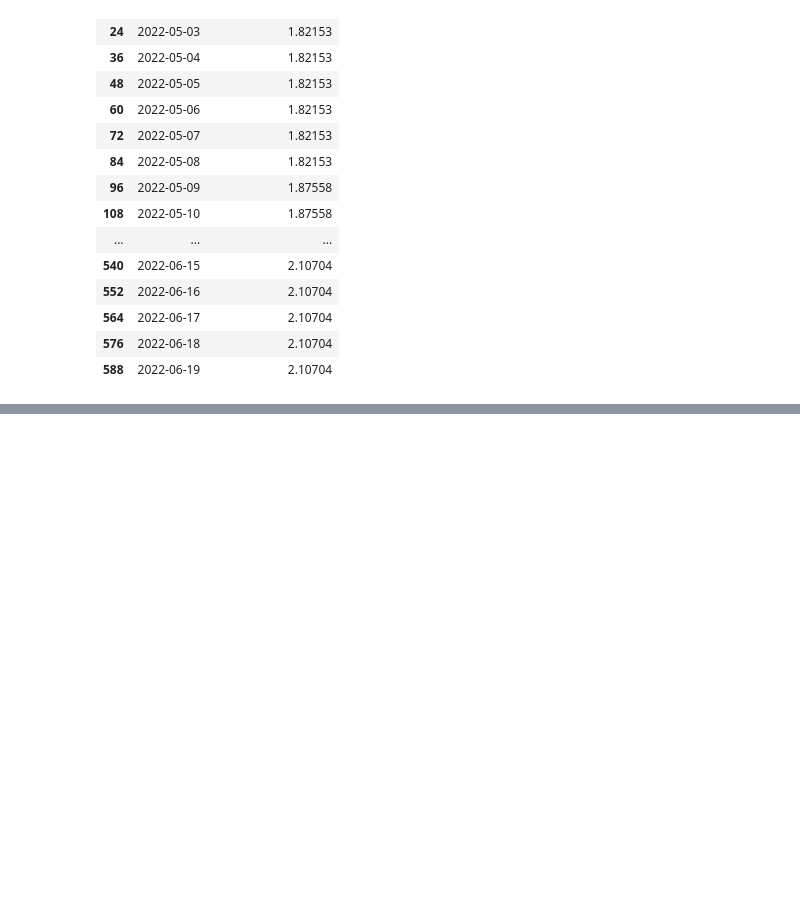
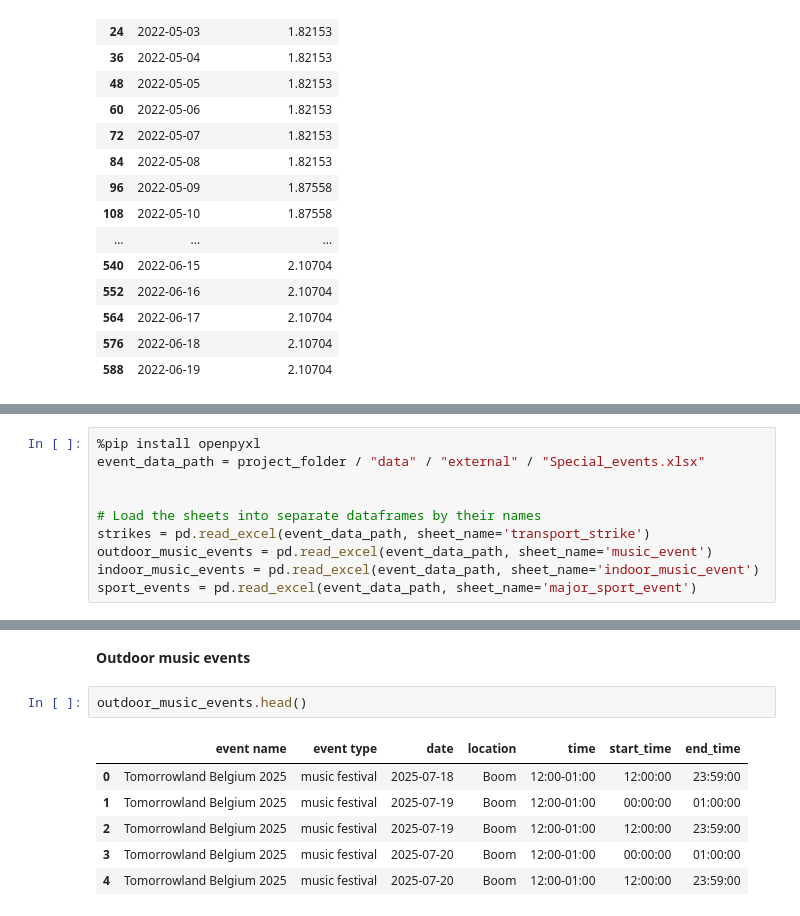
Before and after one commit to annasolodka/mda-cycling-traffic-analysis, a Jupyter notebook: notebooks/02_preprocess_counts.ipynb, the cells around one changed output, grey strips where cells are left out. Cells and saved outputs as stored; diff of their text form; blank space fills up the shorter version.

```diff
--- a/notebooks/02_preprocess_counts.ipynb
+++ b/notebooks/02_preprocess_counts.ipynb
@@ -1041,0 +1319,10 @@ counts_model_final[
+# %%
+%pip install openpyxl
+event_data_path = project_folder / "data" / "external" / "Special_events.xlsx"
+
+
+# Load the sheets into separate dataframes by their names
+strikes = pd.read_excel(event_data_path, sheet_name='transport_strike')
+outdoor_music_events = pd.read_excel(event_data_path, sheet_name='music_event')
+indoor_music_events = pd.read_excel(event_data_path, sheet_name='indoor_music_event')
+sport_events = pd.read_excel(event_data_path, sheet_name='major_sport_event')
@@ -1041,0 +1379,11 @@ counts_model_final[
+# %% [markdown]
+**Outdoor music events**
+# %%
+outdoor_music_events.head()
+# %% [output]
+|  | event name | event type | date | location | time | start_time | end_time |
+| 0 | Tomorrowland Belgium 2025 | music festival | 2025-07-18 | Boom | 12:00-01:00 | 12:00:00 | 23:59:00 |
+| 1 | Tomorrowland Belgium 2025 | music festival | 2025-07-19 | Boom | 12:00-01:00 | 00:00:00 | 01:00:00 |
+| 2 | Tomorrowland Belgium 2025 | music festival | 2025-07-19 | Boom | 12:00-01:00 | 12:00:00 | 23:59:00 |
+| 3 | Tomorrowland Belgium 2025 | music festival | 2025-07-20 | Boom | 12:00-01:00 | 00:00:00 | 01:00:00 |
+| 4 | Tomorrowland Belgium 2025 | music festival | 2025-07-20 | Boom | 12:00-01:00 | 12:00:00 | 23:59:00 |
```
Also changed, not shown: parts of 53 cells of this notebook.
